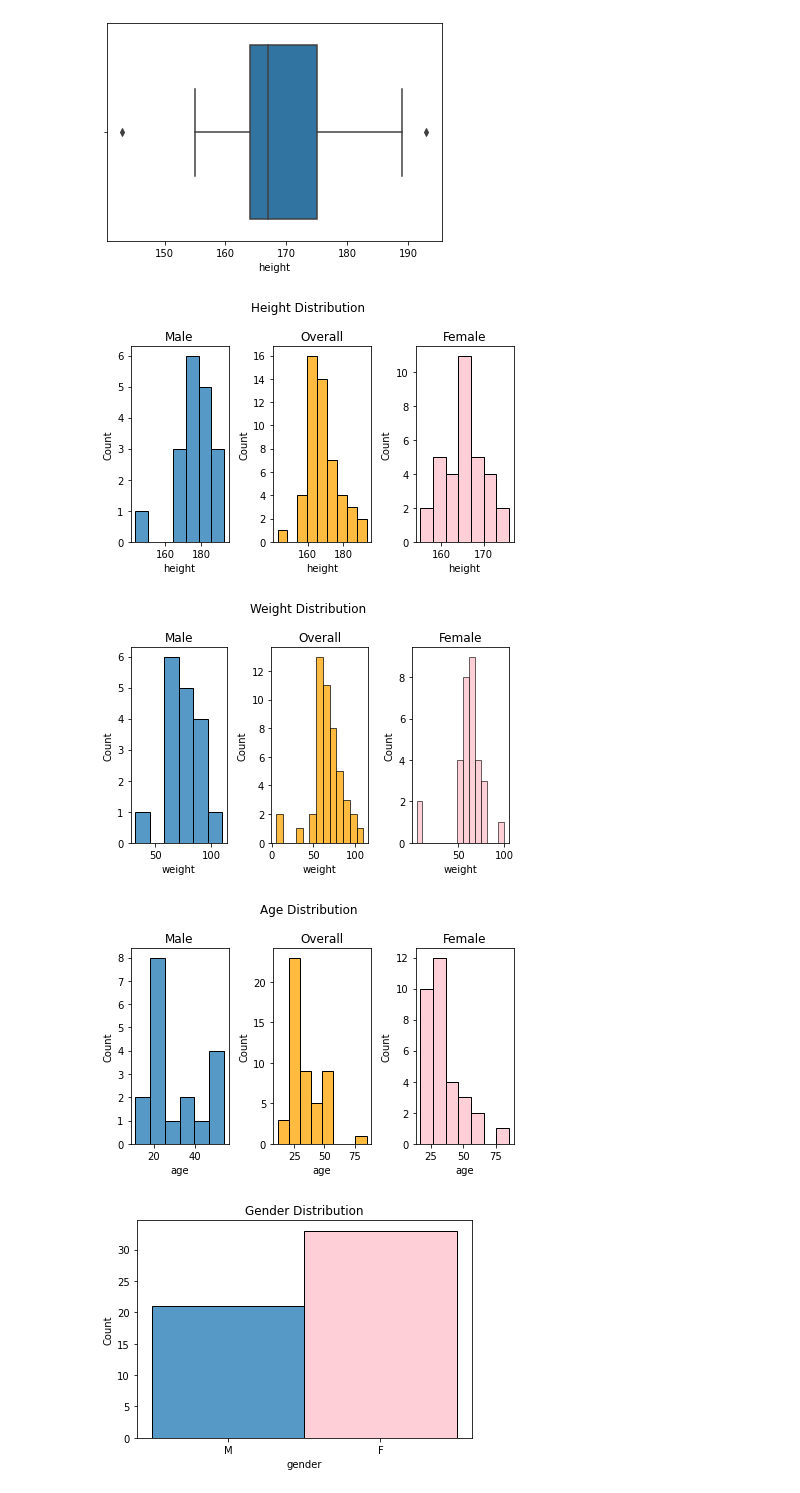
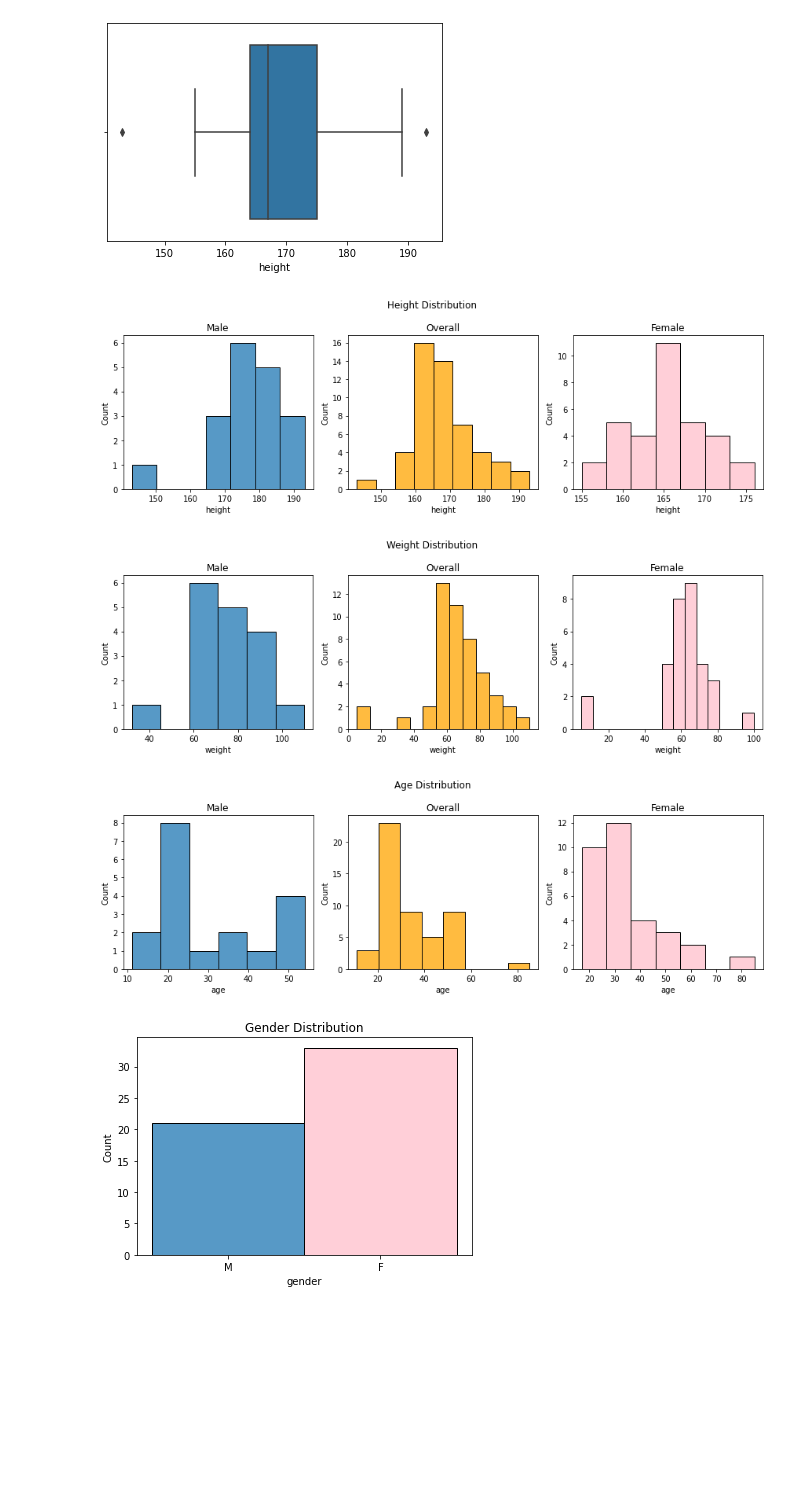
Before and after one commit to aalshabaan/WeddingGame, a Jupyter notebook: process_book.ipynb, the cells around one changed output. Drawn from its saved outputs; the diff is of its cells as text; code cells hidden in the pictures; blank space fills up the shorter version.

```diff
--- a/process_book.ipynb
+++ b/process_book.ipynb
@@ -330,13 +330,13 @@ ar.head()
 | 3 | 2021-06-16 14:20:32 | [en, ar, de] | M | 24.0 | 176.0 | NaN | 201+ Km | من هذا؟ | معرفة | ... |
 | 4 | 2021-06-16 19:55:40 | [ar] | F | 85.0 | 156.0 | 65.0 | 201+ Km | من العائلة | من العائلة | ... |
 # %%
-en['relation_abed'] = en.relation_abed.map(en_rel_map)
-en['relation_dania'] = en.relation_dania.map(en_rel_map)
-en['distance'] = en.distance.map(distance_map)
+en['relation_abed_num'] = en.relation_abed.map(en_rel_map)
+en['relation_dania_num'] = en.relation_dania.map(en_rel_map)
+en['distance_num'] = en.distance.map(distance_map)
 
-fr['relation_abed'] = fr.relation_abed.map(fr_rel_map)
-fr['relation_dania'] = fr.relation_dania.map(fr_rel_map)
-fr['distance'] = fr.distance.map(distance_map)
+fr['relation_abed_num'] = fr.relation_abed.map(fr_rel_map)
+fr['relation_dania_num'] = fr.relation_dania.map(fr_rel_map)
+fr['distance_num'] = fr.distance.map(distance_map)
 
 fr.head()
 # %% [output]
@@ -349,7 +349,7 @@ fr.head()
 # %% [markdown]
 ## 1.3) MERGE
 # %%
-df = pd.concat([en, fr, ar], axis=0)
+df = pd.concat([en, fr, ar], axis=0).reset_index().drop('index', axis=1)
 print(df.shape)
 df.head()
 # %% [output]
@@ -407,21 +407,21 @@ plt.show()
 # %% [output]
 [figure]
 # %%
-fig, axs = plt.subplots(1,3)
+fig, axs = plt.subplots(1,3, figsize=(12,4))
 fig.suptitle('Height Distribution')
 sns.histplot(data=df, x='height', ax=axs[1], color='orange')
 axs[1].set_title('Overall')
 sns.histplot(data=df[df.gender=='M'],x='height',  ax=axs[0] )
 axs[0].set_title('Male')
 sns.histplot(data=df[df.gender=='F'], x='height', ax=axs[2], color='pink')
 axs[2].set_title('Female')
 plt.tight_layout()
 plt.savefig('figures/height.pdf')
 plt.show()
 # %% [output]
-[figure, old version]
+[figure, new version]
 # %%
-fig, axs = plt.subplots(1,3)
+fig, axs = plt.subplots(1,3, figsize=(12,4))
 fig.suptitle('Weight Distribution')
 sns.histplot(data=df, x='weight', ax=axs[1], color='orange')
 axs[1].set_title('Overall')
@@ -433,9 +433,9 @@ plt.tight_layout()
 plt.savefig('figures/weight.pdf')
 plt.show()
 # %% [output]
-[figure, old version]
+[figure, new version]
 # %%
-fig, axs = plt.subplots(1,3)
+fig, axs = plt.subplots(1,3, figsize=(12,4))
 fig.suptitle('Age Distribution')
 sns.histplot(data=df, x='age', ax=axs[1], color='orange')
 axs[1].set_title('Overall')
@@ -447,7 +447,7 @@ plt.tight_layout()
 plt.savefig('figures/age.pdf')
 plt.show()
 # %% [output]
-[figure, old version]
+[figure, new version]
 # %%
 fig, ax = plt.subplots(1,1)
 sns.histplot(data=df[df.gender == 'M'], x='gender', ax=ax)
```
Also changed, not shown: parts of 21 cells of this notebook.
